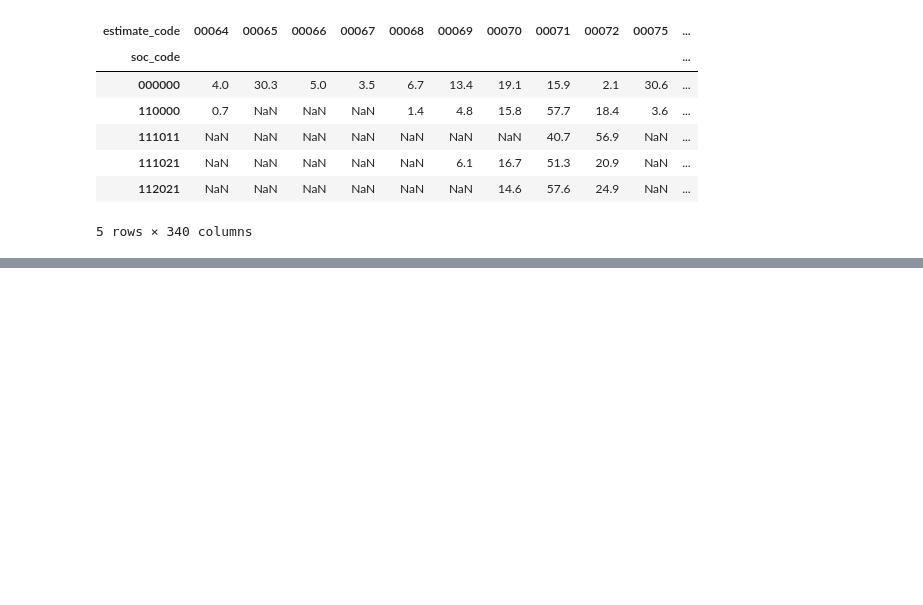
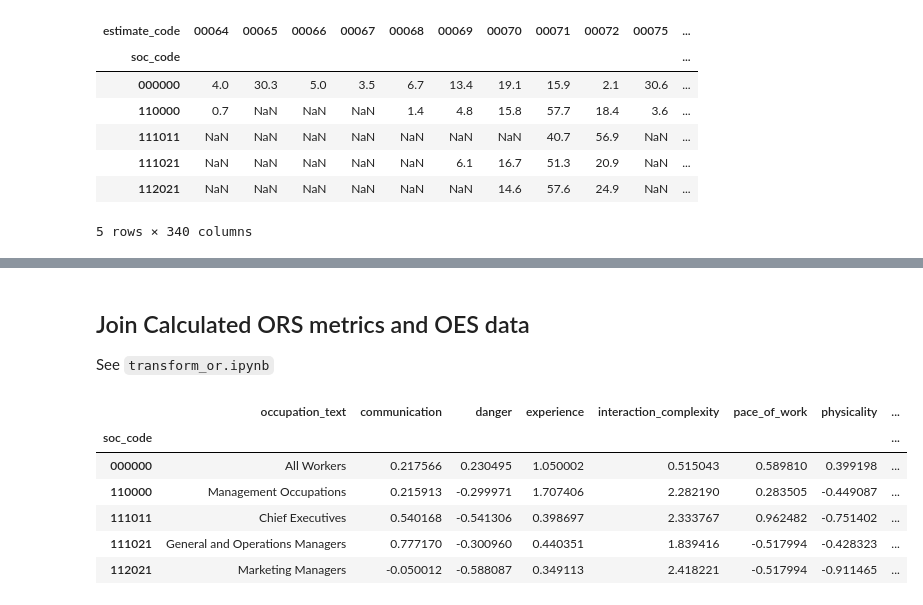
Before and after one commit to bunsenmcdubbs/bls-career-quiz, a Jupyter notebook: data_preproc.ipynb, the cells around one changed output, grey strips where cells are left out. Cells and saved outputs as stored; diff of their text form; code cells hidden in the pictures; blank space fills up the shorter version.

```diff
--- a/data_preproc.ipynb
+++ b/data_preproc.ipynb
@@ -132,0 +273,16 @@ data.to_csv('ordata-processed.csv')
+# %% [markdown]
+## Join Calculated ORS metrics and OES data
+
+See `transform_or.ipynb`
+# %%
+calculated_ors = pandas.read_csv('calculated_metrics.csv', converters={'soc_code': str})
+calculated_ors.set_index('soc_code', inplace=True)
+calculated_ors.head()
+# %% [output]
+|  | occupation_text | communication | danger | experience | interaction_complexity | pace_of_work | physicality | ... |
+| soc_code |  |  |  |  |  |  |  | ... |
+| 000000 | All Workers | 0.217566 | 0.230495 | 1.050002 | 0.515043 | 0.589810 | 0.399198 | ... |
+| 110000 | Management Occupations | 0.215913 | -0.299971 | 1.707406 | 2.282190 | 0.283505 | -0.449087 | ... |
+| 111011 | Chief Executives | 0.540168 | -0.541306 | 0.398697 | 2.333767 | 0.962482 | -0.751402 | ... |
+| 111021 | General and Operations Managers | 0.777170 | -0.300960 | 0.440351 | 1.839416 | -0.517994 | -0.428323 | ... |
+| 112021 | Marketing Managers | -0.050012 | -0.588087 | 0.349113 | 2.418221 | -0.517994 | -0.911465 | ... |
```
Also changed, not shown: parts of 22 cells of this notebook, 9 other files.
